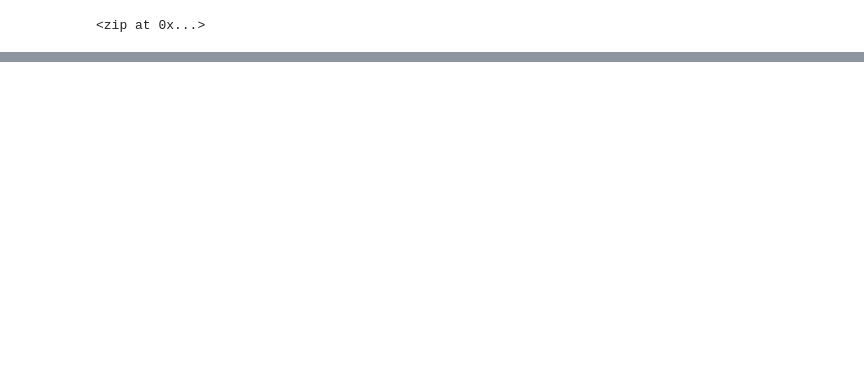
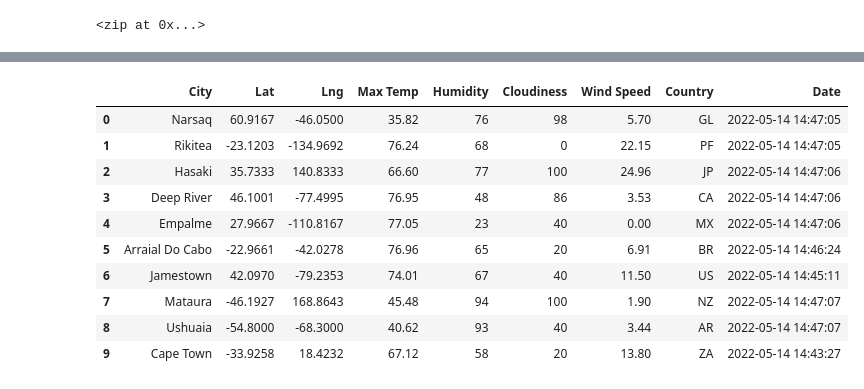
Before and after one commit to frankiebones/World_Weather_Analysis, a Jupyter notebook: WeatherPy.ipynb, the cells around one changed output, grey strips where cells are left out. Drawn from its saved outputs; the diff is of its cells as text; code cells hidden in the pictures; blank space fills up the shorter version.

```diff
--- a/WeatherPy.ipynb
+++ b/WeatherPy.ipynb
@@ -68,0 +74,16 @@ len(cities)
+# %%
+# build out URL for Weather Map API Call
+url = "http://api.openweathermap.org/data/2.5/weather?units=Imperial&APPID=" + weather_api_key
+# %%
+# create an empty list to hold the weather data
+
+city_data = []
+
+# print the beginning of the logging
+print("Beginning Data Retrieval     ")
+print("-----------------------------")
+
+# create counters
+
+record_count = 1
+set_count = 1
@@ -68,0 +191,17 @@ len(cities)
+# %%
+# convert the array of dictionaries to a DataFrame
+city_data_df = pd.DataFrame(city_data)
+
+city_data_df.head(10)
+# %% [output]
+|  | City | Lat | Lng | Max Temp | Humidity | Cloudiness | Wind Speed | Country | Date |
+| 0 | Narsaq | 60.9167 | -46.0500 | 35.82 | 76 | 98 | 5.70 | GL | 2022-05-14 14:47:05 |
+| 1 | Rikitea | -23.1203 | -134.9692 | 76.24 | 68 | 0 | 22.15 | PF | 2022-05-14 14:47:05 |
+| 2 | Hasaki | 35.7333 | 140.8333 | 66.60 | 77 | 100 | 24.96 | JP | 2022-05-14 14:47:06 |
+| 3 | Deep River | 46.1001 | -77.4995 | 76.95 | 48 | 86 | 3.53 | CA | 2022-05-14 14:47:06 |
+| 4 | Empalme | 27.9667 | -110.8167 | 77.05 | 23 | 40 | 0.00 | MX | 2022-05-14 14:47:06 |
+| 5 | Arraial Do Cabo | -22.9661 | -42.0278 | 76.96 | 65 | 20 | 6.91 | BR | 2022-05-14 14:46:24 |
+| 6 | Jamestown | 42.0970 | -79.2353 | 74.01 | 67 | 40 | 11.50 | US | 2022-05-14 14:45:11 |
+| 7 | Mataura | -46.1927 | 168.8643 | 45.48 | 94 | 100 | 1.90 | NZ | 2022-05-14 14:47:07 |
+| 8 | Ushuaia | -54.8000 | -68.3000 | 40.62 | 93 | 40 | 3.44 | AR | 2022-05-14 14:47:07 |
+| 9 | Cape Town | -33.9258 | 18.4232 | 67.12 | 58 | 20 | 13.80 | ZA | 2022-05-14 14:43:27 |
```
Also changed, not shown: parts of 10 cells of this notebook, 1 other file.
